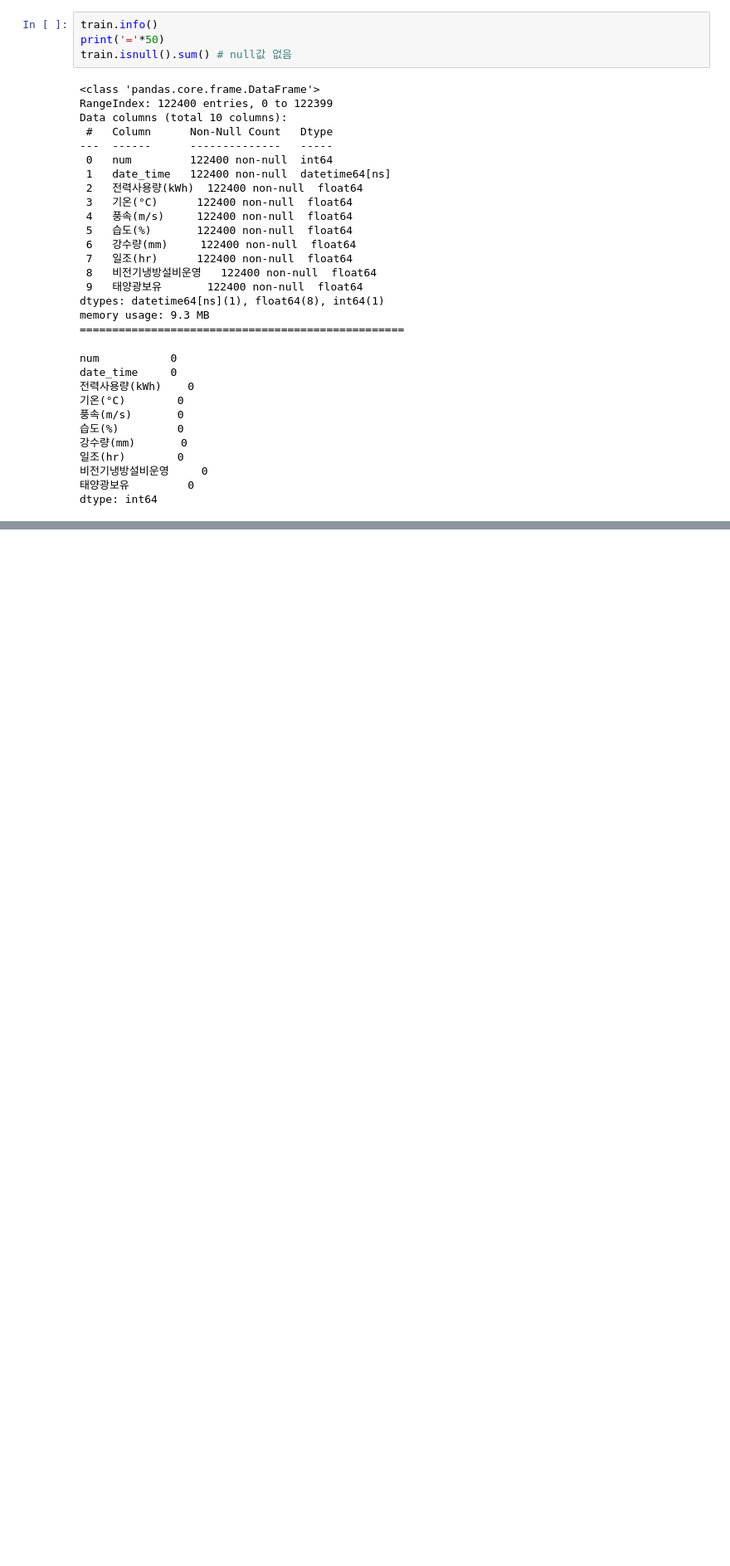
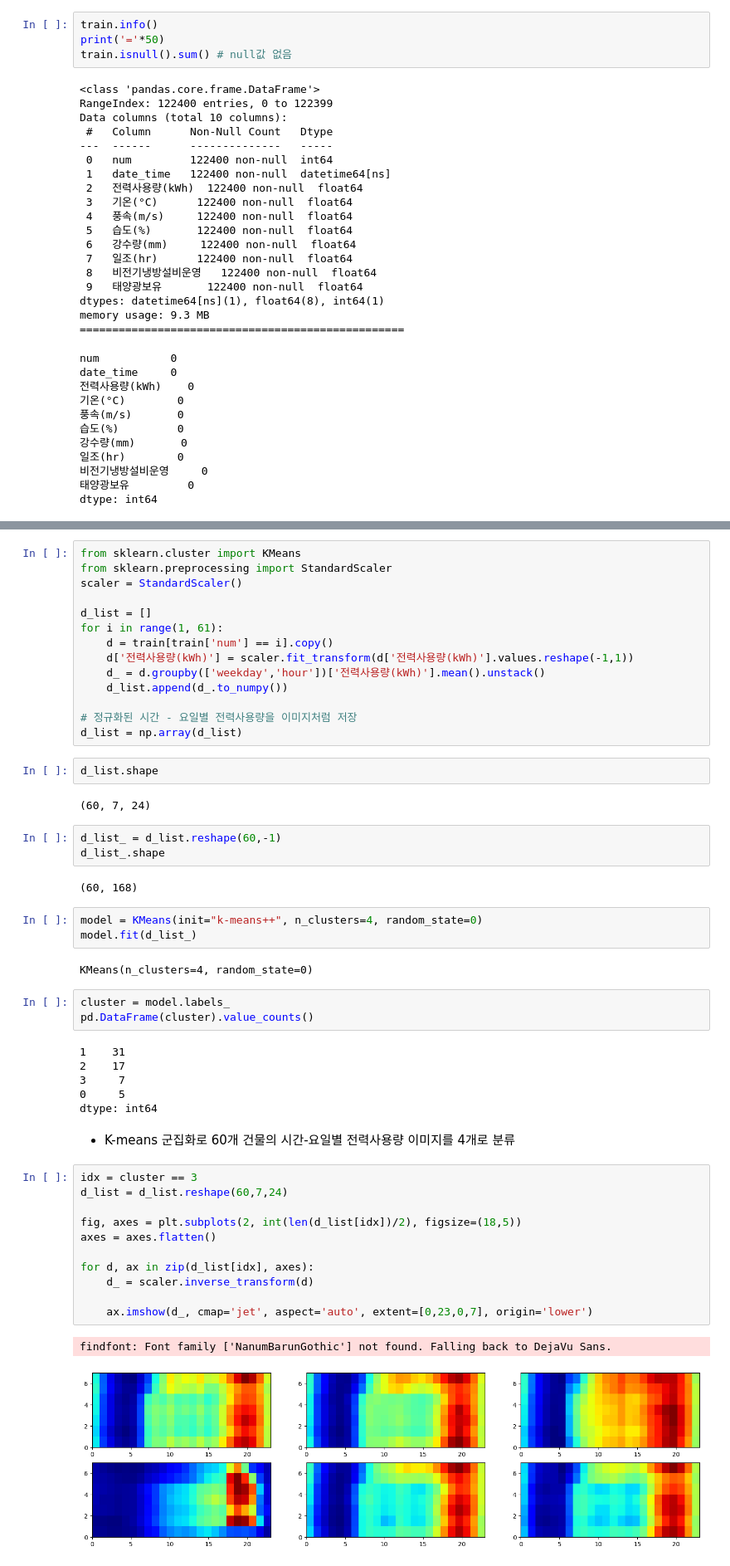
Before and after one commit to ikeven94/DACON, a Jupyter notebook: Energy_Predict/Lgbm_Baseline.ipynb, the cells around one changed output, grey strips where cells are left out. Shown at 83% size. Cells and saved outputs as stored; diff of their text form; blank space fills up the shorter version.

```diff
--- a/Energy_Predict/Lgbm_Baseline.ipynb
+++ b/Energy_Predict/Lgbm_Baseline.ipynb
@@ -86,0 +147,53 @@ dtype: int64
+# %%
+from sklearn.cluster import KMeans
+from sklearn.preprocessing import StandardScaler
+scaler = StandardScaler()
+
+d_list = []
+for i in range(1, 61):
+    d = train[train['num'] == i].copy()
+    d['전력사용량(kWh)'] = scaler.fit_transform(d['전력사용량(kWh)'].values.reshape(-1,1))
+    d_ = d.groupby(['weekday','hour'])['전력사용량(kWh)'].mean().unstack()
+    d_list.append(d_.to_numpy())
+
+# 정규화된 시간 - 요일별 전력사용량을 이미지처럼 저장
+d_list = np.array(d_list)
+# %%
+d_list.shape
+# %% [output]
+(60, 7, 24)
+# %%
+d_list_ = d_list.reshape(60,-1)
+d_list_.shape
+# %% [output]
+(60, 168)
+# %%
+model = KMeans(init="k-means++", n_clusters=4, random_state=0)
+model.fit(d_list_)
+# %% [output]
+KMeans(n_clusters=4, random_state=0)
+# %%
+cluster = model.labels_
+pd.DataFrame(cluster).value_counts()
+# %% [output]
+1    31
+2    17
+3     7
+0     5
+dtype: int64
+# %% [markdown]
+- K-means 군집화로 60개 건물의 시간-요일별 전력사용량 이미지를 4개로 분류
+# %%
+idx = cluster == 3
+d_list = d_list.reshape(60,7,24)
+
+fig, axes = plt.subplots(2, int(len(d_list[idx])/2), figsize=(18,5))
+axes = axes.flatten()
+
+for d, ax in zip(d_list[idx], axes):
+    d_ = scaler.inverse_transform(d)
+
+    ax.imshow(d_, cmap='jet', aspect='auto', extent=[0,23,0,7], origin='lower')
+# %% [output]
+findfont: Font family ['NanumBarunGothic'] not found. Falling back to DejaVu Sans.
+[figure, added]
```
Also changed, not shown: parts of 22 cells of this notebook.
